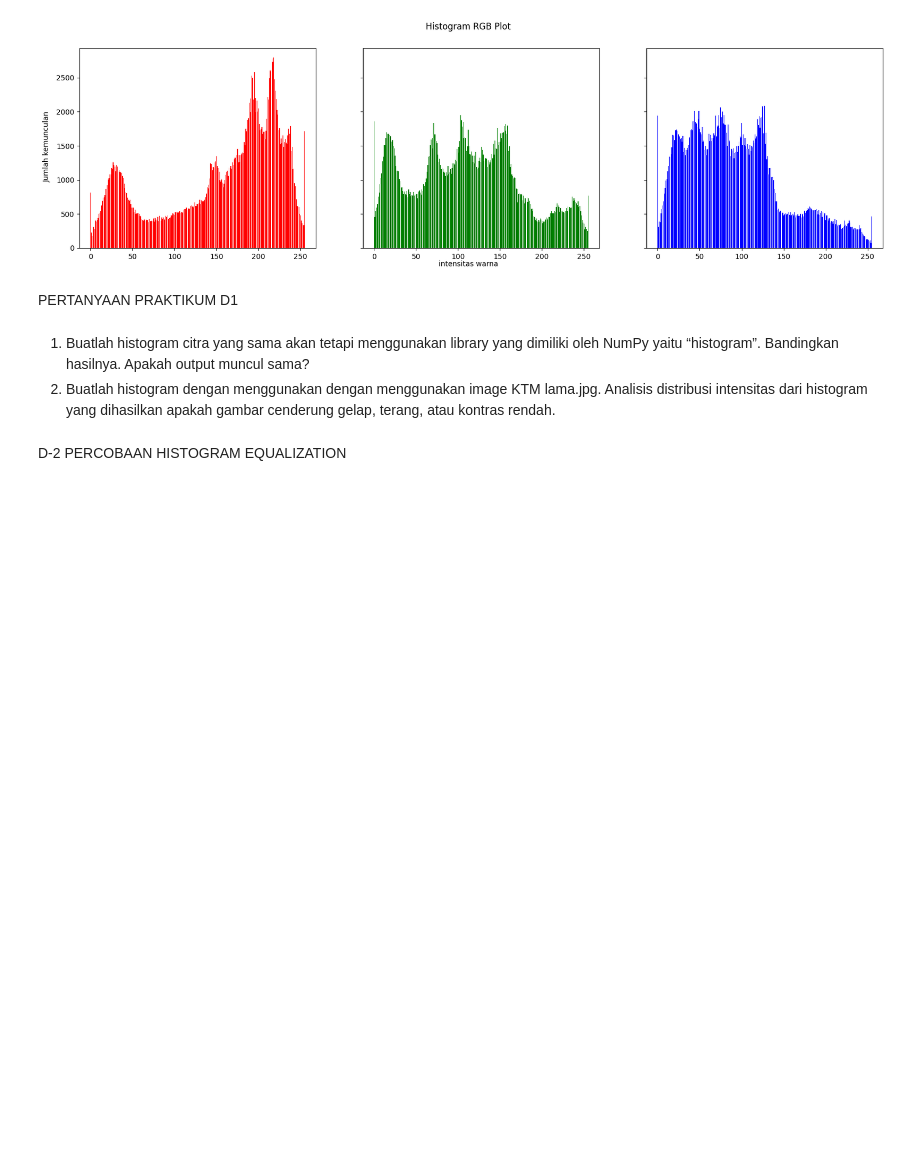
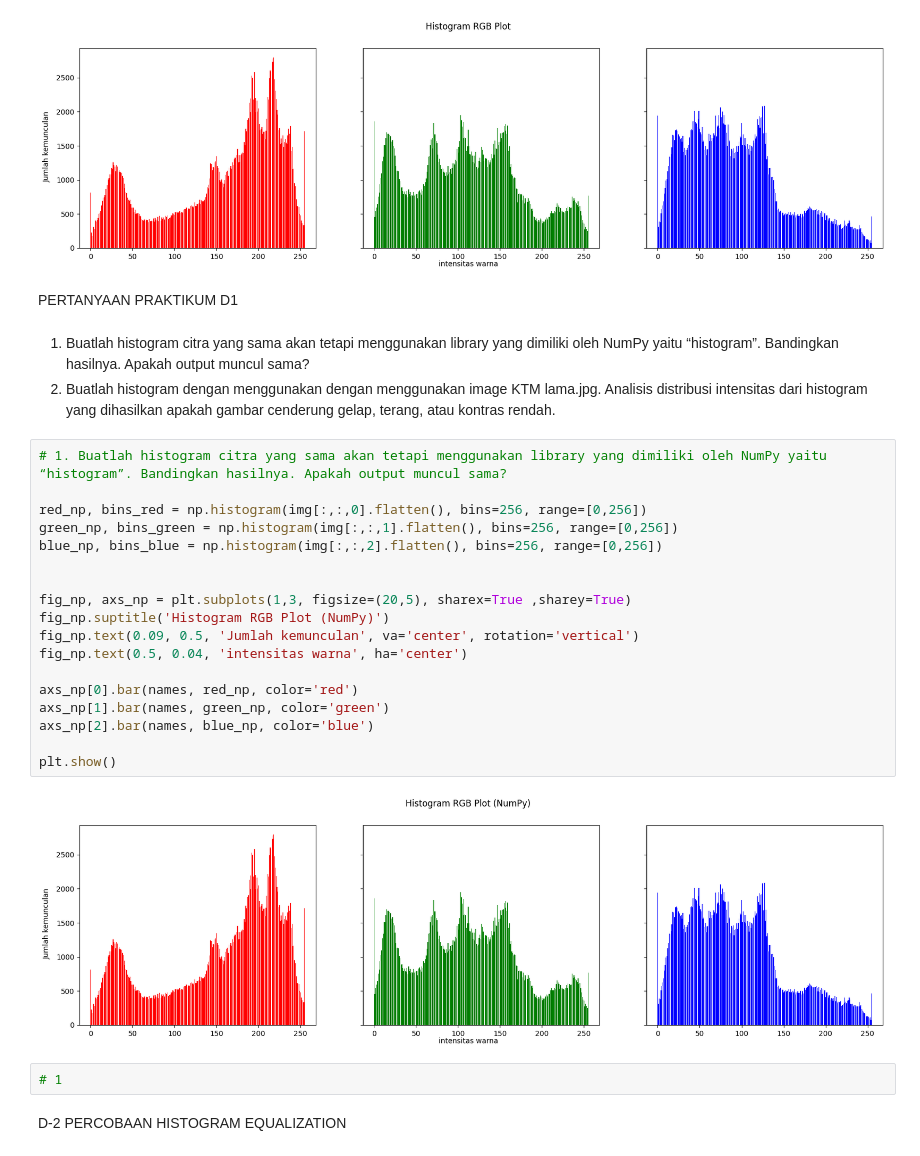
Before and after one commit to AlexanderDev2004/PCVK, a Jupyter notebook: week4.ipynb, the cells around one changed output. Drawn from its saved outputs; the diff is of its cells as text; blank space fills up the shorter version.

```diff
--- a/week4.ipynb
+++ b/week4.ipynb
@@ -51,5 +51,27 @@ NumPy yaitu “histogram”. Bandingkan hasilnya. Apakah output muncul sama?
 2. Buatlah histogram dengan menggunakan dengan menggunakan image KTM lama.jpg.
 Analisis distribusi intensitas dari histogram yang dihasilkan apakah gambar cenderung
 gelap, terang, atau kontras rendah.
+# %%
+# 1. Buatlah histogram citra yang sama akan tetapi menggunakan library yang dimiliki oleh NumPy yaitu “histogram”. Bandingkan hasilnya. Apakah output muncul sama?
+
+red_np, bins_red = np.histogram(img[:,:,0].flatten(), bins=256, range=[0,256])
+green_np, bins_green = np.histogram(img[:,:,1].flatten(), bins=256, range=[0,256])
+blue_np, bins_blue = np.histogram(img[:,:,2].flatten(), bins=256, range=[0,256])
+
+
+fig_np, axs_np = plt.subplots(1,3, figsize=(20,5), sharex=True ,sharey=True)
+fig_np.suptitle('Histogram RGB Plot (NumPy)')
+fig_np.text(0.09, 0.5, 'Jumlah kemunculan', va='center', rotation='vertical')
+fig_np.text(0.5, 0.04, 'intensitas warna', ha='center')
+
+axs_np[0].bar(names, red_np, color='red')
+axs_np[1].bar(names, green_np, color='green')
+axs_np[2].bar(names, blue_np, color='blue')
+
+plt.show()
+# %% [output]
+[figure, added]
+# %%
+# 1
 # %% [markdown]
 D-2 PERCOBAAN HISTOGRAM EQUALIZATION
```
